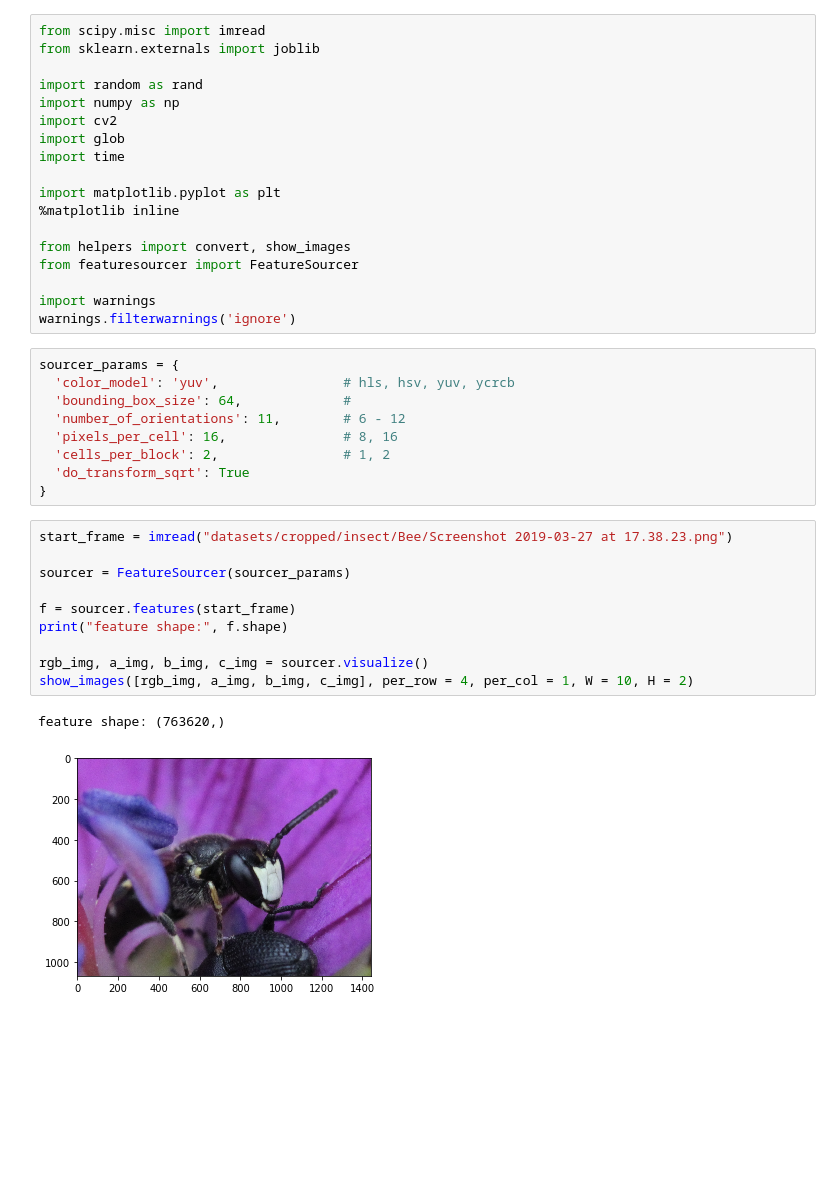
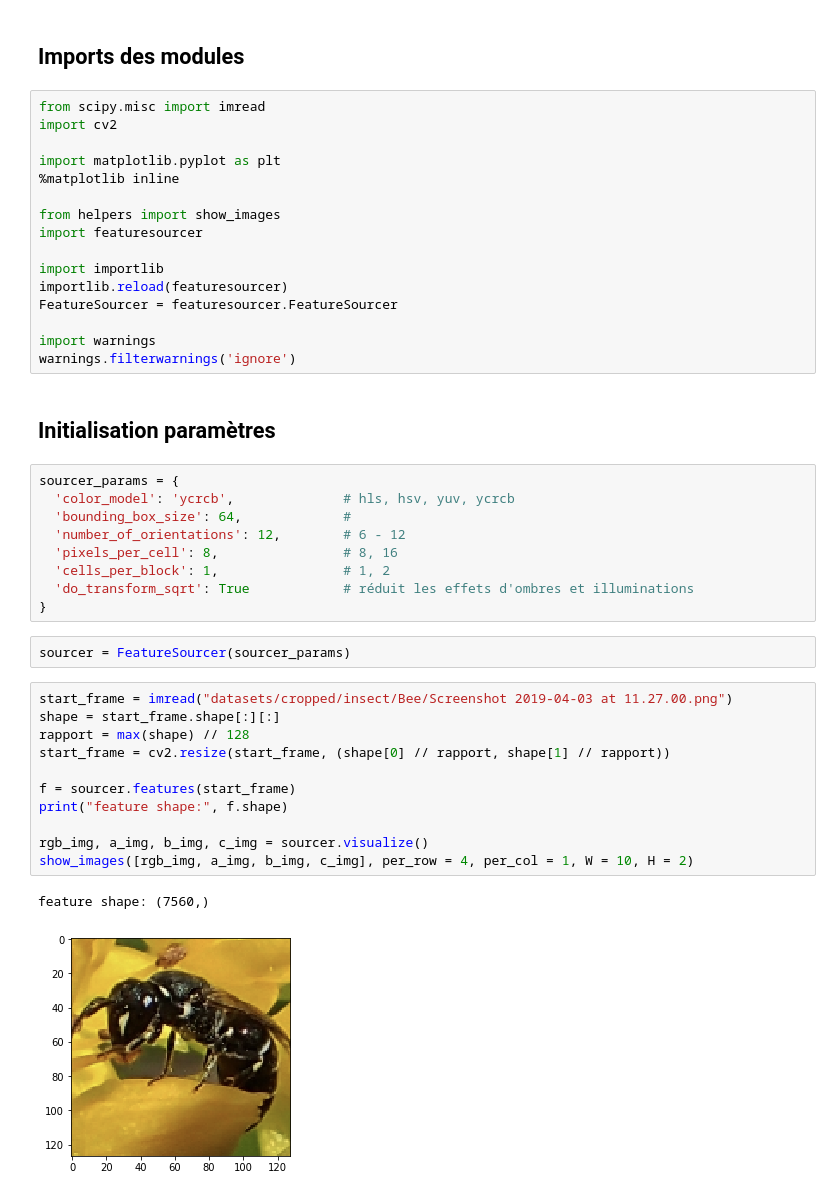
Before and after one commit to Aku1795/Insect_classfier, a Jupyter notebook: Preprocessing/HOG_SVM_slide/feature_sourcer_test.ipynb, the cells around one changed output. Drawn from its saved outputs; the diff is of its cells as text; blank space fills up the shorter version.

Commit message:
tuning preprocessing parameters

```diff
--- a/Preprocessing/HOG_SVM_slide/feature_sourcer_test.ipynb
+++ b/Preprocessing/HOG_SVM_slide/feature_sourcer_test.ipynb
@@ -1,40 +1,45 @@
+# %% [markdown]
+## Imports des modules
 # %%
 from scipy.misc import imread
-from sklearn.externals import joblib
-
-import random as rand
-import numpy as np
 import cv2
-import glob
-import time
 
 import matplotlib.pyplot as plt
 %matplotlib inline
 
-from helpers import convert, show_images
-from featuresourcer import FeatureSourcer
+from helpers import show_images
+import featuresourcer
+
+import importlib
+importlib.reload(featuresourcer)
+FeatureSourcer = featuresourcer.FeatureSourcer
 
 import warnings
 warnings.filterwarnings('ignore')
+# %% [markdown]
+## Initialisation paramètres
 # %%
 sourcer_params = {
-  'color_model': 'yuv',                # hls, hsv, yuv, ycrcb
+  'color_model': 'ycrcb',              # hls, hsv, yuv, ycrcb
   'bounding_box_size': 64,             #
-  'number_of_orientations': 11,        # 6 - 12
-  'pixels_per_cell': 16,               # 8, 16
-  'cells_per_block': 2,                # 1, 2
-  'do_transform_sqrt': True
+  'number_of_orientations': 12,        # 6 - 12
+  'pixels_per_cell': 8,                # 8, 16
+  'cells_per_block': 1,                # 1, 2
+  'do_transform_sqrt': True            # réduit les effets d'ombres et illuminations
 }
+# %%
+sourcer = FeatureSourcer(sourcer_params)
 # %%
-start_frame = imread("datasets/cropped/insect/Bee/Screenshot 2019-03-27 at 17.38.23.png")
-
-sourcer = FeatureSourcer(sourcer_params)
+start_frame = imread("datasets/cropped/insect/Bee/Screenshot 2019-04-03 at 11.27.00.png")
+shape = start_frame.shape[:][:]
+rapport = max(shape) // 128
+start_frame = cv2.resize(start_frame, (shape[0] // rapport, shape[1] // rapport))
 
 f = sourcer.features(start_frame)
 print("feature shape:", f.shape)
 
 rgb_img, a_img, b_img, c_img = sourcer.visualize()
 show_images([rgb_img, a_img, b_img, c_img], per_row = 4, per_col = 1, W = 10, H = 2)
 # %% [output]
-feature shape: (763620,)
+feature shape: (7560,)
-[figure, old version]
+[figure, new version]
```
Also changed, not shown: parts of 2 cells of this notebook, 3 other files.
